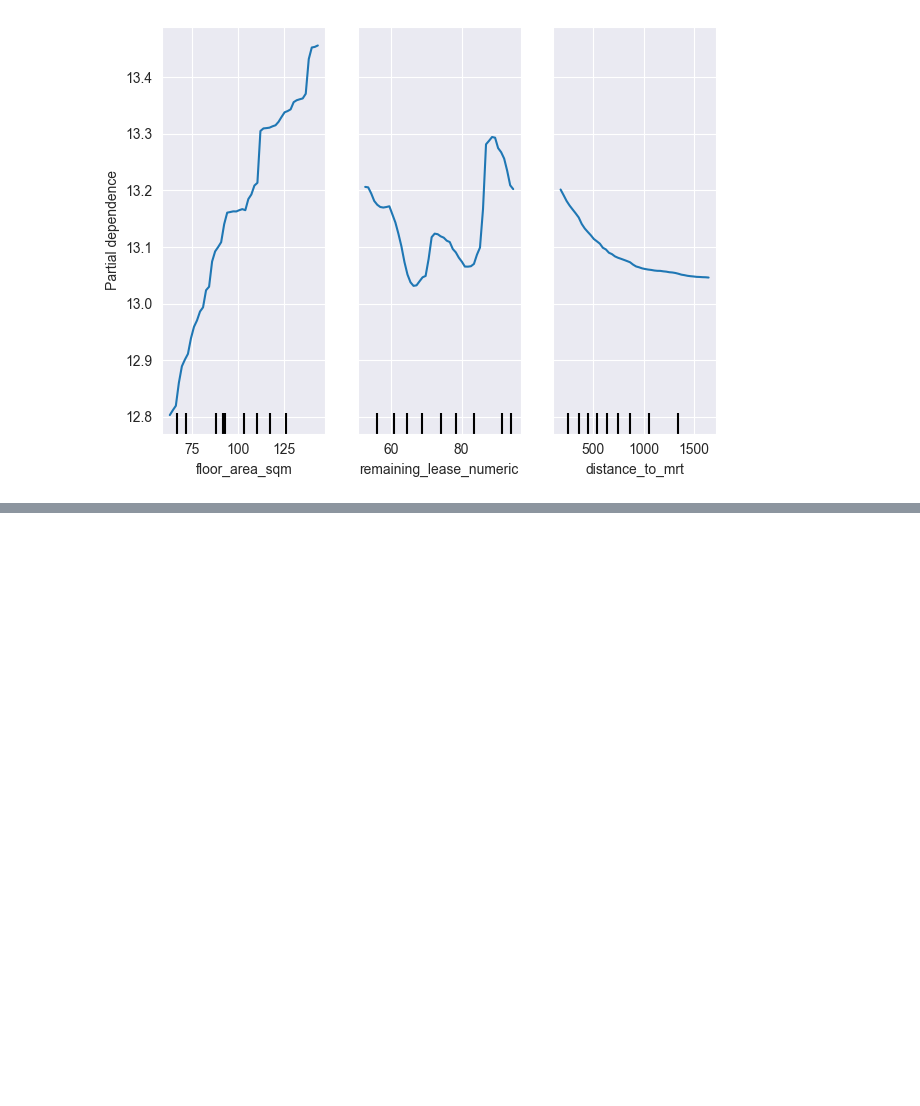
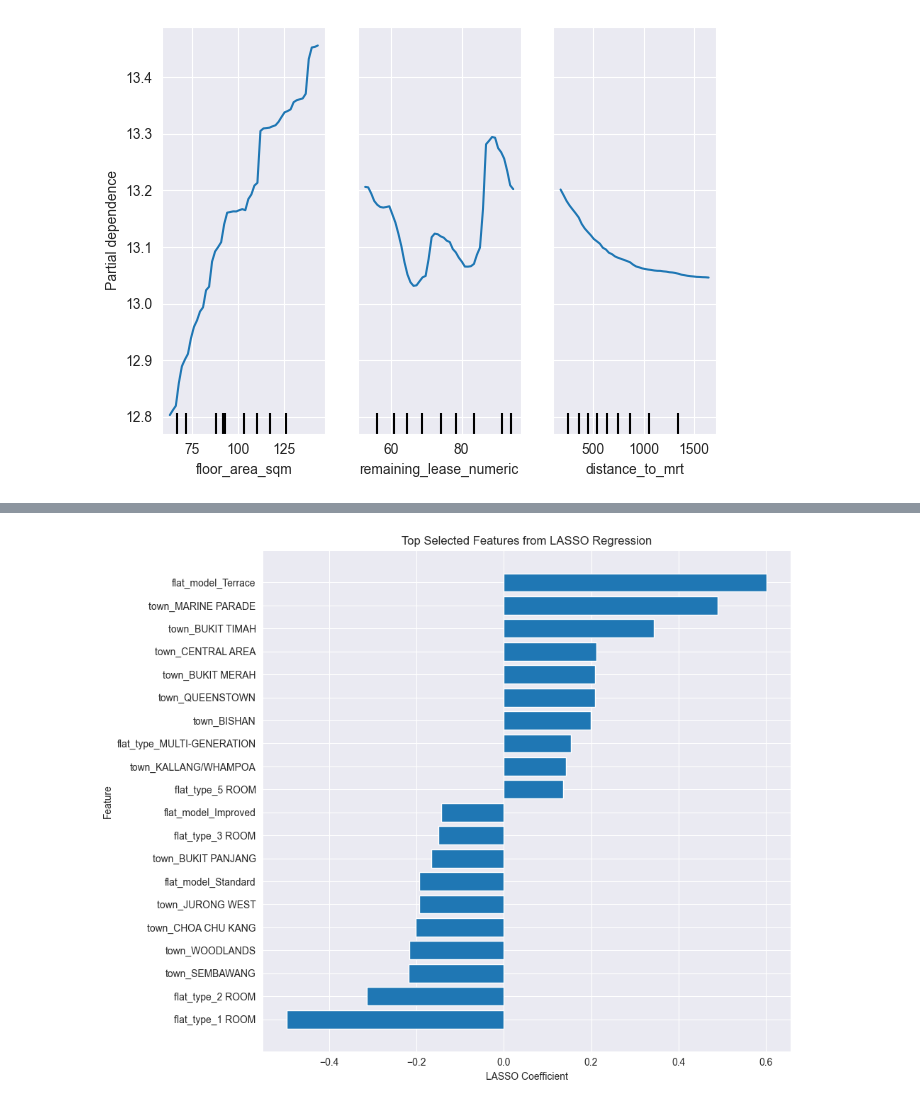
Before and after one commit to yume-24/Introductory-data-science-PBL-1-, a Jupyter notebook: PBL1.ipynb, the cells around one changed output, grey strips where cells are left out. Saved outputs shown, nothing was run; the diff lists cells and outputs as text; code cells hidden in the pictures; blank space fills up the shorter version.

```diff
--- a/PBL1.ipynb
+++ b/PBL1.ipynb
@@ -569,0 +814,18 @@ plt.show()
+# %%
+preprocessor = lasso_model.named_steps["preprocessor"]
+lasso = lasso_model.named_steps["regressor"]
+
+feature_names = preprocessor.get_feature_names_out()
+coefficients = lasso.coef_
+
+lasso_coef_df = pd.DataFrame({
+    "feature": feature_names,
+    "coefficient": coefficients,
+    "abs_coefficient": np.abs(coefficients)
+})
+
+selected_features = lasso_coef_df[lasso_coef_df["coefficient"] != 0]
+selected_features = selected_features.sort_values("abs_coefficient", ascending=False)
+
+print("Number of selected encoded features:", len(selected_features))
+print(selected_features.head(30))
@@ -569,0 +850,8 @@ plt.show()
+# %%
+selected_features["feature_clean"] = (
+    selected_features["feature"]
+    .str.replace("num__", "", regex=False)
+    .str.replace("cat__", "", regex=False)
+)
+
+selected_features[["feature_clean", "coefficient", "abs_coefficient"]].head(30)
@@ -569,0 +876,15 @@ plt.show()
+# %%
+import matplotlib.pyplot as plt
+
+top_lasso = selected_features.head(20).copy()
+top_lasso = top_lasso.sort_values("coefficient")
+
+plt.figure(figsize=(10, 8))
+plt.barh(top_lasso["feature_clean"], top_lasso["coefficient"])
+plt.xlabel("LASSO Coefficient")
+plt.ylabel("Feature")
+plt.title("Top Selected Features from LASSO Regression")
+plt.tight_layout()
+plt.show()
+# %% [output]
+[figure, added]
```
Also changed, not shown: parts of 26 cells of this notebook.
